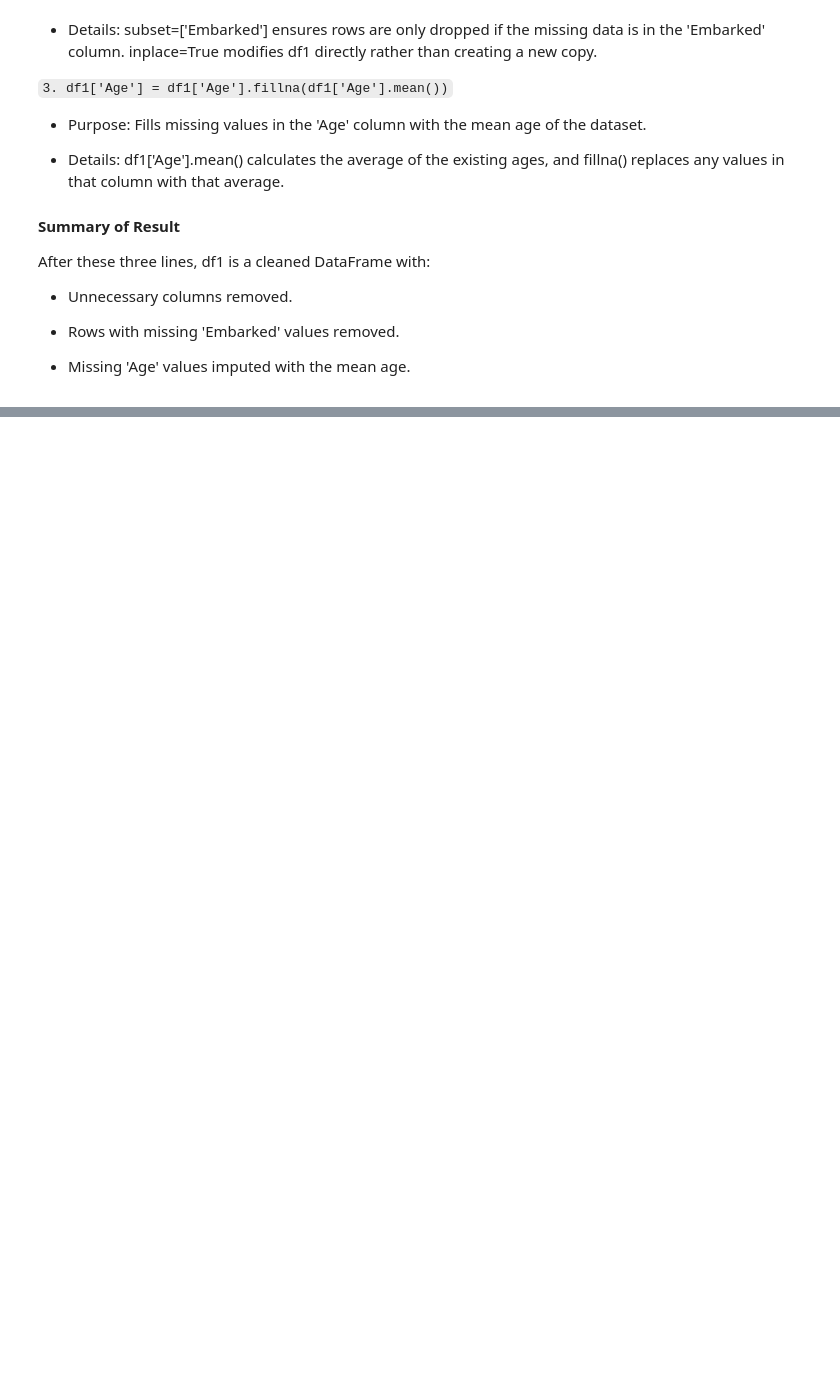
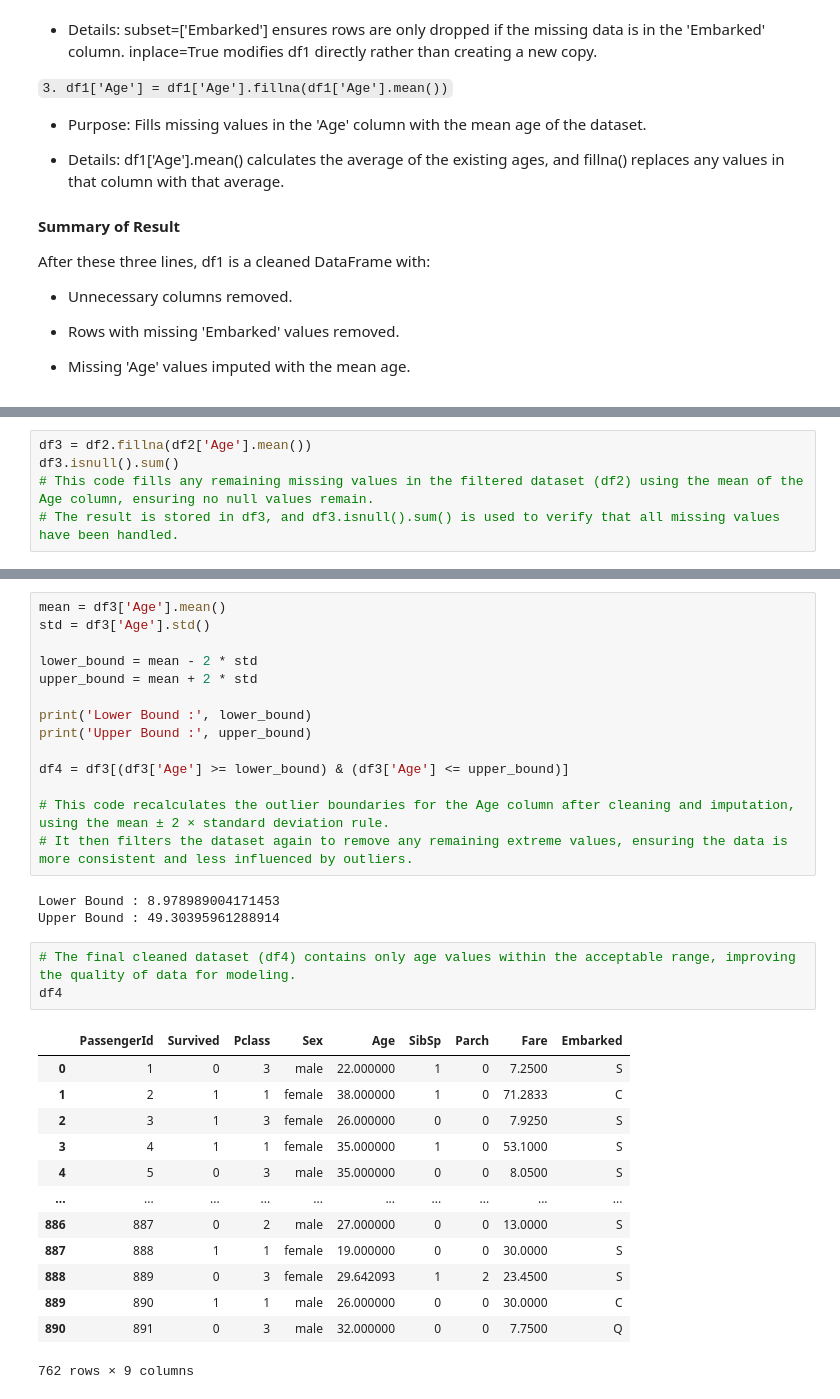
Before and after one commit to prodigy234/Artificial-Intelligence-Full-Course, a Jupyter notebook: Machine Learning/Notes/4.Data Cleaning.ipynb, the cells around one changed output, grey strips where cells are left out. Drawn from its saved outputs; the diff is of its cells as text; blank space fills up the shorter version.

```diff
--- a/Machine Learning/Notes/4.Data Cleaning.ipynb
+++ b/Machine Learning/Notes/4.Data Cleaning.ipynb
@@ -246,0 +309,5 @@ After these three lines, df1 is a cleaned DataFrame with:
+# %%
+df3 = df2.fillna(df2['Age'].mean())
+df3.isnull().sum()
+# This code fills any remaining missing values in the filtered dataset (df2) using the mean of the Age column, ensuring no null values remain.
+# The result is stored in df3, and df3.isnull().sum() is used to verify that all missing values have been handled.
@@ -246,0 +337,34 @@ After these three lines, df1 is a cleaned DataFrame with:
+# %%
+mean = df3['Age'].mean()
+std = df3['Age'].std()
+
+lower_bound = mean - 2 * std
+upper_bound = mean + 2 * std
+
+print('Lower Bound :', lower_bound)
+print('Upper Bound :', upper_bound)
+
+df4 = df3[(df3['Age'] >= lower_bound) & (df3['Age'] <= upper_bound)]
+
+# This code recalculates the outlier boundaries for the Age column after cleaning and imputation, using the mean ± 2 × standard deviation rule.
+# It then filters the dataset again to remove any remaining extreme values, ensuring the data is more consistent and less influenced by outliers.
+# %% [output]
+Lower Bound : 8.978989004171453
+Upper Bound : 49.30395961288914
+# %%
+# The final cleaned dataset (df4) contains only age values within the acceptable range, improving the quality of data for modeling.
+df4
+# %% [output]
+|  | PassengerId | Survived | Pclass | Sex | Age | SibSp | Parch | Fare | Embarked |
+| 0 | 1 | 0 | 3 | male | 22.000000 | 1 | 0 | 7.2500 | S |
+| 1 | 2 | 1 | 1 | female | 38.000000 | 1 | 0 | 71.2833 | C |
+| 2 | 3 | 1 | 3 | female | 26.000000 | 0 | 0 | 7.9250 | S |
+| 3 | 4 | 1 | 1 | female | 35.000000 | 1 | 0 | 53.1000 | S |
+| 4 | 5 | 0 | 3 | male | 35.000000 | 0 | 0 | 8.0500 | S |
+| ... | ... | ... | ... | ... | ... | ... | ... | ... | ... |
+| 886 | 887 | 0 | 2 | male | 27.000000 | 0 | 0 | 13.0000 | S |
+| 887 | 888 | 1 | 1 | female | 19.000000 | 0 | 0 | 30.0000 | S |
+| 888 | 889 | 0 | 3 | female | 29.642093 | 1 | 2 | 23.4500 | S |
+| 889 | 890 | 1 | 1 | male | 26.000000 | 0 | 0 | 30.0000 | C |
+| 890 | 891 | 0 | 3 | male | 32.000000 | 0 | 0 | 7.7500 | Q |
+762 rows × 9 columns
```
Also changed, not shown: parts of 21 cells of this notebook, 2 other files.
